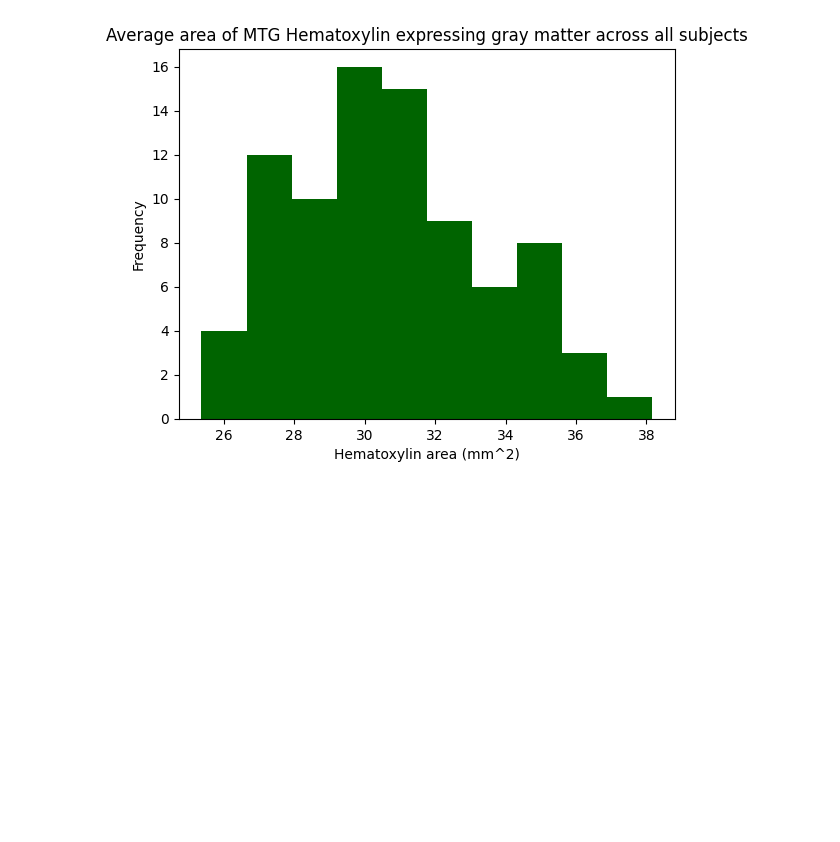
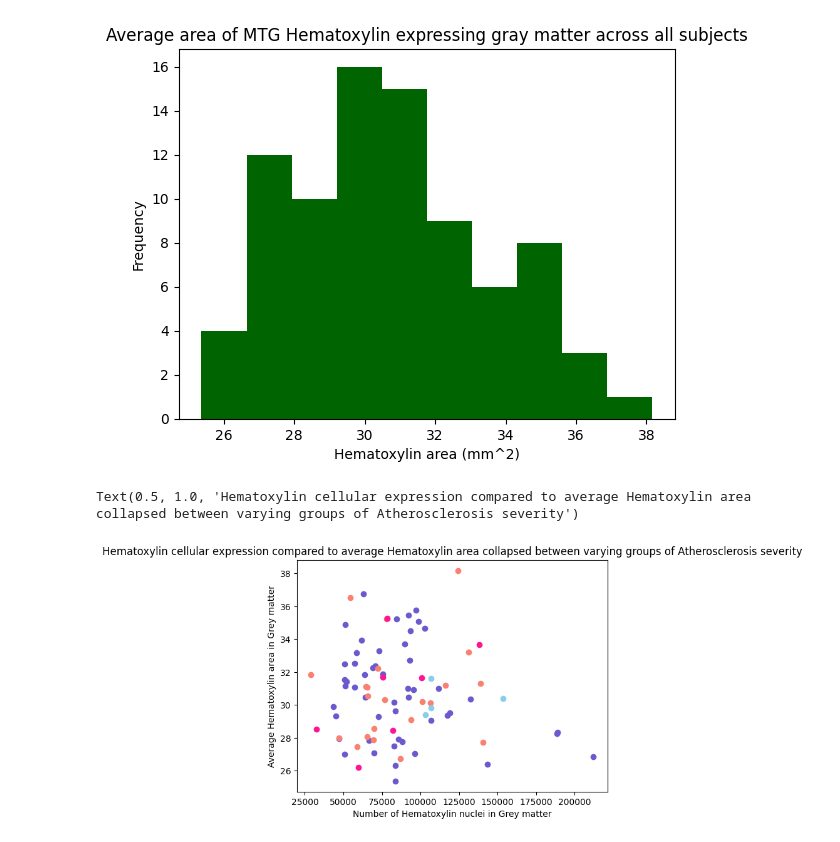
Before and after one commit to amandafriedmann/NEUR-Data-Analysis, a Jupyter notebook: FINAL_PROJECT_WORK.ipynb, the cells around one changed output. Drawn from its saved outputs; the diff is of its cells as text; code cells hidden in the pictures; blank space fills up the shorter version.

```diff
--- a/FINAL_PROJECT_WORK.ipynb
+++ b/FINAL_PROJECT_WORK.ipynb
@@ -76,0 +59,18 @@ for i in range(atherosclerosis_data):
+# %%
+#scatterplot of dependent variables across groups
+moderate_df = atherosclerosis_data[atherosclerosis_data['Atherosclerosis'] == 'Moderate']
+mild_df = atherosclerosis_data[atherosclerosis_data['Atherosclerosis'] == 'Mild']
+severe_df = atherosclerosis_data[atherosclerosis_data['Atherosclerosis'] == 'Severe']
+none_df = atherosclerosis_data[atherosclerosis_data['Atherosclerosis'] == 'None']
+
+plt.scatter(moderate_df['number of Hematoxylin positive nuclei_Grey matter'],moderate_df['average Hematoxylin positive nucleus area_Grey matter'], color = "slateblue")
+plt.scatter(mild_df['number of Hematoxylin positive nuclei_Grey matter'],mild_df['average Hematoxylin positive nucleus area_Grey matter'], color = "salmon")
+plt.scatter(severe_df['number of Hematoxylin positive nuclei_Grey matter'],severe_df['average Hematoxylin positive nucleus area_Grey matter'], color = "skyblue")
+plt.scatter(none_df['number of Hematoxylin positive nuclei_Grey matter'],none_df['average Hematoxylin positive nucleus area_Grey matter'], color = "deeppink")
+
+plt.xlabel('Number of Hematoxylin nuclei in Grey matter')
+plt.ylabel('Average Hematoxylin area in Grey matter')
+plt.title('Hematoxylin cellular expression compared to average Hematoxylin area collapsed between varying groups of Atherosclerosis severity')
+# %% [output]
+Text(0.5, 1.0, 'Hematoxylin cellular expression compared to average Hematoxylin area collapsed between varying groups of Atherosclerosis severity')
+[figure, added]
```
Also changed, not shown: parts of 2 cells of this notebook.
